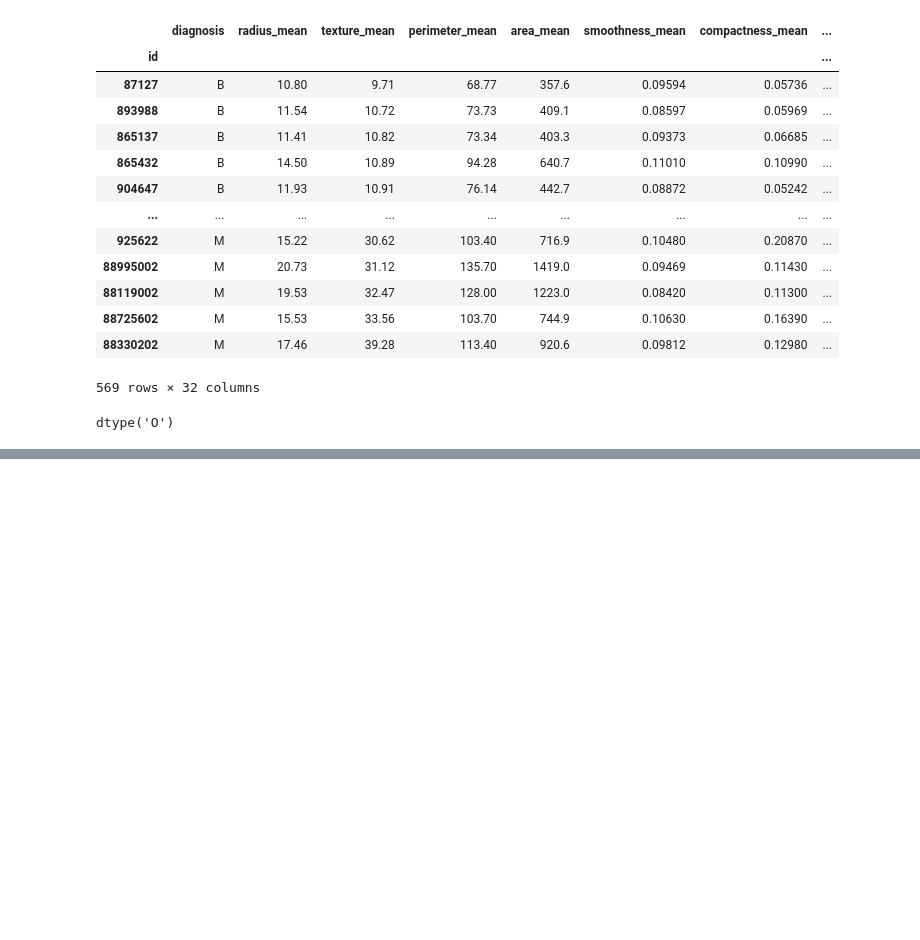
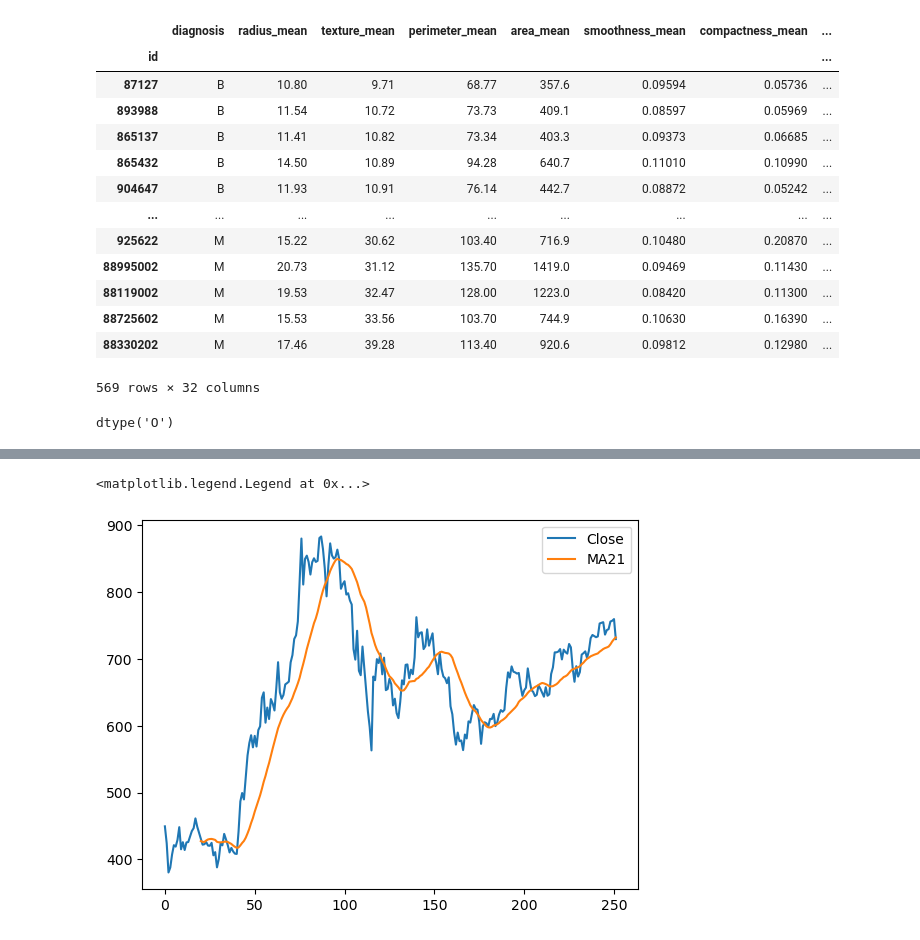
Before and after one commit to amediaaj/Data-Science-101-Methodology-Python-and-Essential-Math, a Jupyter notebook: pandas.ipynb, the cells around one changed output, grey strips where cells are left out. Cells and saved outputs as stored; diff of their text form; code cells hidden in the pictures; blank space fills up the shorter version.

```diff
--- a/pandas.ipynb
+++ b/pandas.ipynb
@@ -428,0 +515,5 @@ bc.isna().sum().sum()
+# %%
+tsla = pd.read_csv('./TSLA.csv')
+tsla['MA21'] = tsla['Close'].rolling(21).mean()
+tsla['MA50'] = tsla['Close'].rolling(21).mean()
+tsla
@@ -428,0 +534,7 @@ bc.isna().sum().sum()
+# %%
+tsla['Close'].plot()
+tsla['MA21'].plot()
+plt.legend()
+# %% [output]
+<matplotlib.legend.Legend at 0x...>
+[figure, added]
```
Also changed, not shown: parts of 22 cells of this notebook.
